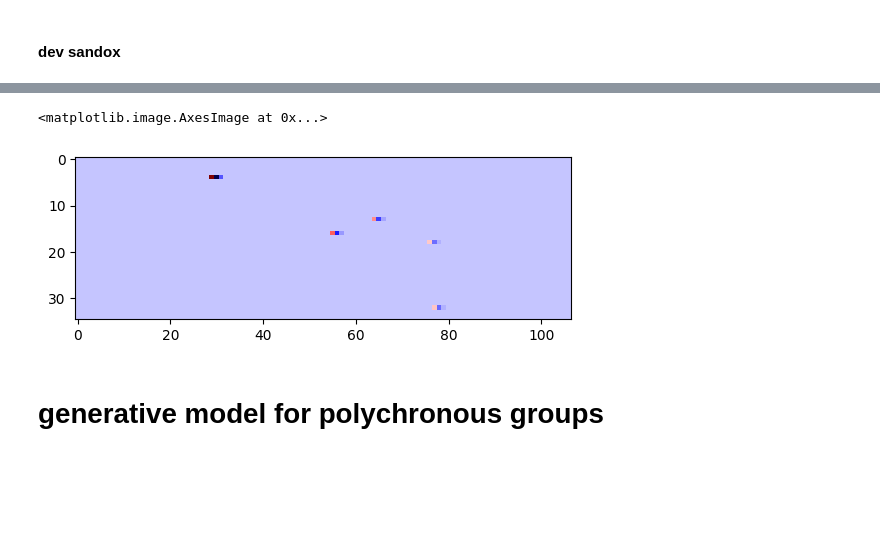
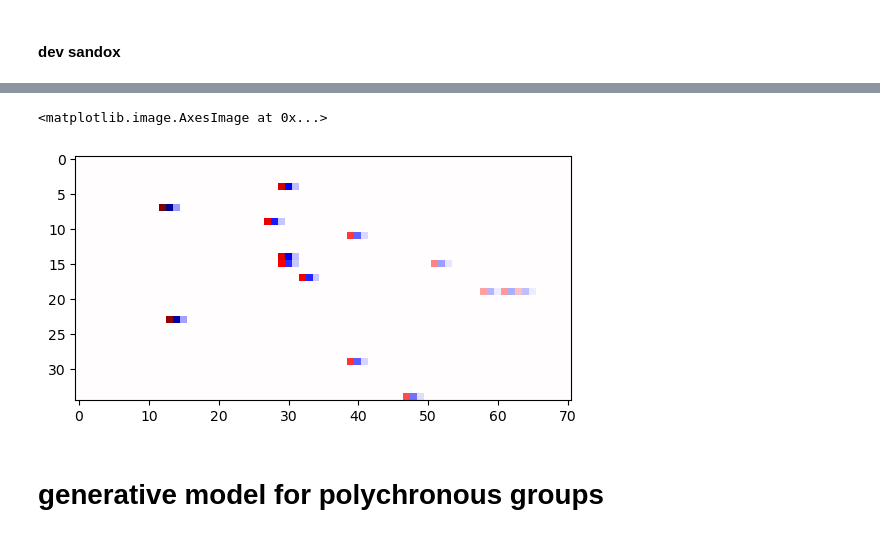
Before and after one commit to SpikeAI/TemporallyHeterogeneousConnections, a Jupyter notebook: dev/2022-11-22_ABCD_clean.ipynb, the cells around one changed output, grey strips where cells are left out. Cells and saved outputs as stored; diff of their text form; code cells hidden in the pictures; blank space fills up the shorter version.

```diff
--- a/dev/2022-11-22_ABCD_clean.ipynb
+++ b/dev/2022-11-22_ABCD_clean.ipynb
@@ -107,4 +92,0 @@ PG = torch.randn(opt.N_pre, opt.N_PGs, opt.N_PG_time)
-# %%
-PG *= temporal_mod.unsqueeze(0).unsqueeze(0)
-# %%
-PG *= PG >.5
@@ -116,2 +92,0 @@ plt.plot(PG[0, 0, :])
-# %%
-spike = torch.tensor([1, -.8, -.2])
@@ -137,6 +99,8 @@ class ABCD:
         self.init()
 
     def init(self):
+        self.logit_p_A = torch.logit(torch.tensor(self.opt.p_A))
+
         temporal_mod = torch.zeros(self.opt.N_PG_time)
         time = torch.linspace(0, 1, self.opt.N_PG_time)
         temporal_mod = torch.exp(- time / self.opt.tau_decay)
@@ -144,8 +108,10 @@ class ABCD:
         # temporal_mod = temporal_mod.flip([0])
         #self.temporal_mod = (torch.eye(self.opt.N_PGs).unsqueeze(2)) * (temporal_mod.unsqueeze(0).unsqueeze(0))
         self.temporal_mod = torch.ones((self.opt.N_pre, self.opt.N_PGs, 1)) * (temporal_mod.unsqueeze(0).unsqueeze(0))
+
         spike = torch.tensor([1, -.8, -.2])
         self.spike = (torch.eye(self.opt.N_PGs).unsqueeze(2)) * (spike.flip([0]).unsqueeze(0).unsqueeze(0))
+
 
     def set_PG(self, seed=None, seed_offset=0):
         if seed is None: seed = self.opt.seed + seed_offset
@@ -161,12 +127,11 @@ class ABCD:
         threshold = self.opt.E_PG * norm.ppf(1-self.opt.p_PG)
         PG *= (PG > threshold)
 
-        print(PG.shape, self.temporal_mod.shape)
         # 3/ modulate in time
         PG *= self.temporal_mod
 
         # 4/ convolve with a spike shape to induce some sort of refractory period
-        PG = torch.conv1d(PG, self.spike, padding=len(self.spike)//2)
+        PG = torch.conv1d(PG, self.spike, padding=self.spike.shape[-1]//2)
         return PG
 
     def get_b(self, seed=None, seed_offset=1):
@@ -224,21 +189,32 @@ class ABCD:
         fig, ax = self.plot_raster(raster=b, i_trial=i_trial, xticks=xticks, yticks=yticks, spikelength=spikelength, colors=colors, figsize=figsize, subplotpars=subplotpars, ylabel='@ PG')
         return fig, ax
 
+    def model_a_logit(self, b, PG):
+        """
+        defines the evidence of firing for each presynaptic address over time
+        input b -> postsynaptic raster plot
+            PG -> polychronous groups as spatio temporal kernels
+            p_A -> prior proba of firing for the presynaptic addresses
+
+        """
+        logit_B = torch.conv1d(b*1., PG, padding=self.opt.N_PG_time//2)
+        return self.logit_p_A + logit_B
+
     def model_a(self, b, PG):
-        # defines the probability of firing for each presynaptic address over time
-        # input b -> postsynaptic raster plot
-        #       PG -> polychronous groups spatio temporal kernels
-        #       p_A -> prior proba of firing for the presynaptic addresses
-        logit_p_A = torch.logit(torch.tensor(self.opt.p_A))
-        return torch.sigmoid(logit_p_A + torch.conv1d(b*1., PG, padding=self.opt.N_PG_time//2))
+        """
+        defines the probability of firing for each presynaptic address over time from its evidence
+
+        """
+        logit_A = self.model_a_logit(b, PG)
+        return torch.sigmoid(logit_A)
 
     def draw_a(self, b, PG, seed=None, seed_offset=2):
         # draws binary events from the probability of firing
         if seed is None: seed = self.opt.seed + seed_offset
         torch.manual_seed(seed)
         # generate the corresponding raster plot
-        a_proba = self.model_a(b, PG)
-        return torch.bernoulli(a_proba)
+        A_proba = self.model_a(b, PG)
+        return torch.bernoulli(A_proba)
 
     def plot_a(self, a, b=None, PG=None, i_trial=0, xticks=6, yticks=16, spikelength=.9, colors=None, figsize=None, subplotpars=subplotpars):
         fig, ax = self.plot_raster(raster=a, raster_post=b, PG=PG, i_trial=i_trial, xticks=xticks, yticks=yticks, spikelength=spikelength, colors=colors, figsize=figsize, subplotpars=subplotpars, ylabel='@ Synapse')
@@ -390,8 +372,9 @@ torch.Size([64, 35, 107])
 # %%
-plt.imshow(PG[0, :, :], cmap='seismic')
+vmax = PG[0, :, :].abs().max()
+plt.imshow(PG[0, :, :], cmap='seismic', vmin=-vmax, vmax=vmax)
 # %% [output]
 <matplotlib.image.AxesImage at 0x...>
-[figure, old version]
+[figure, new version]
 # %% [markdown]
 # generative model for polychronous groups
 # %%
```
Also changed, not shown: parts of 63 cells of this notebook.
